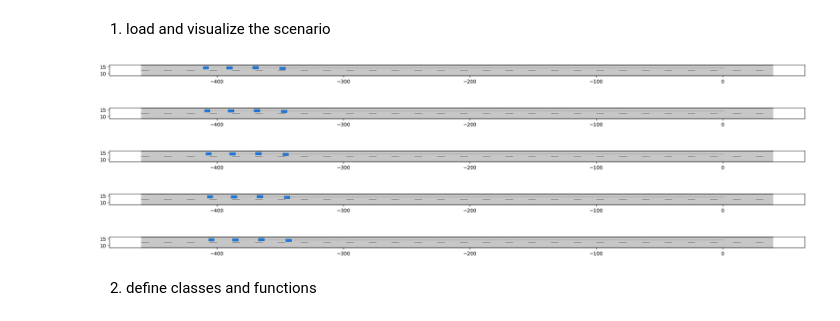
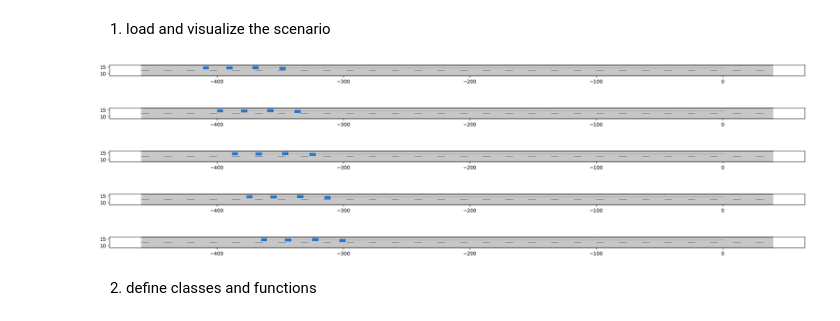
Before and after one commit to zhaoxs1121/IRL, a Jupyter notebook: kernel_regression.ipynb, the cells around one changed output. Cells and saved outputs as stored; diff of their text form; code cells hidden in the pictures.

```diff
--- a/kernel_regression.ipynb
+++ b/kernel_regression.ipynb
@@ -11,38 +11,38 @@ import numpy as np
 from cvxpy import *
 import matplotlib.pyplot as plt
 from commonroad.common.file_reader import CommonRoadFileReader
 from commonroad.visualization.mp_renderer import MPRenderer
 
 
 file_path = os.path.join(os.getcwd(), 'highD_01_T_1201-1800.xml')
 # file_path = os.path.join(os.getcwd(), 'kernel_regression-1_0.xml') #   kernel_regression-1_0
 scenario, planning_problem_set = CommonRoadFileReader(file_path).open()
 
 for obs in scenario.obstacles:
     if obs.obstacle_id < 10067 or obs.obstacle_id > 10070: # or obs.obstacle_id == 10066:
         # print(obs.obstacle_id)
         scenario.remove_obstacle(obs)
 
 # scenario.remove_obstacle([scenario.obstacles[0],scenario.obstacles[1]])
 translation = np.array([0.0, 0.0])
 angle = np.pi
 scenario.translate_rotate(translation, angle)
 planning_problem_set.translate_rotate(translation, angle)
 
 frame = 1342
-for i in range(frame,frame+5):
+for i in range(frame,frame+50,10):
     plt.figure(figsize=(25, 10))
     rnd = MPRenderer()
     rnd.draw_params.time_begin = i
     rnd.draw_params.time_end = 1800
     scenario.draw(rnd)
     rnd.render()
 # %% [output]
 [figure]
-[figure, old version]
+[figure, new version]
 [figure]
-[figure, old version]
+[figure, new version]
-[figure, old version]
+[figure, new version]
 # %% [markdown]
 2. define classes and functions
 # %%
```
Also changed, not shown: parts of 2 cells of this notebook.
